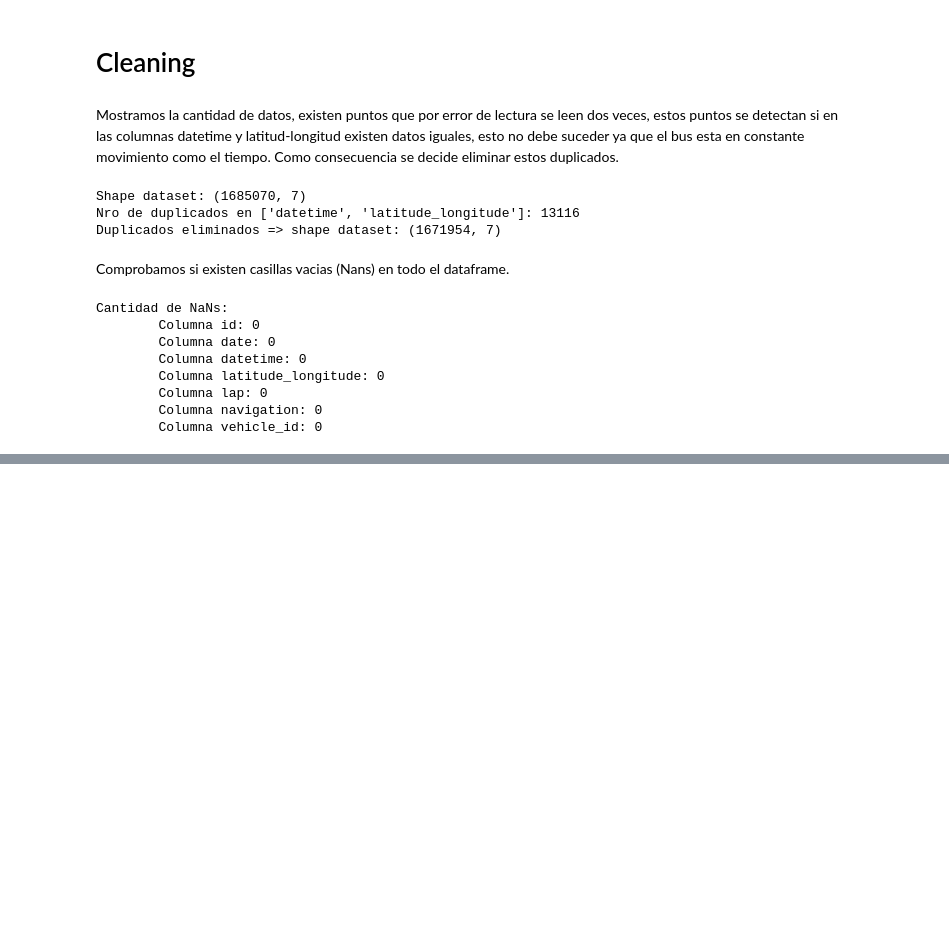
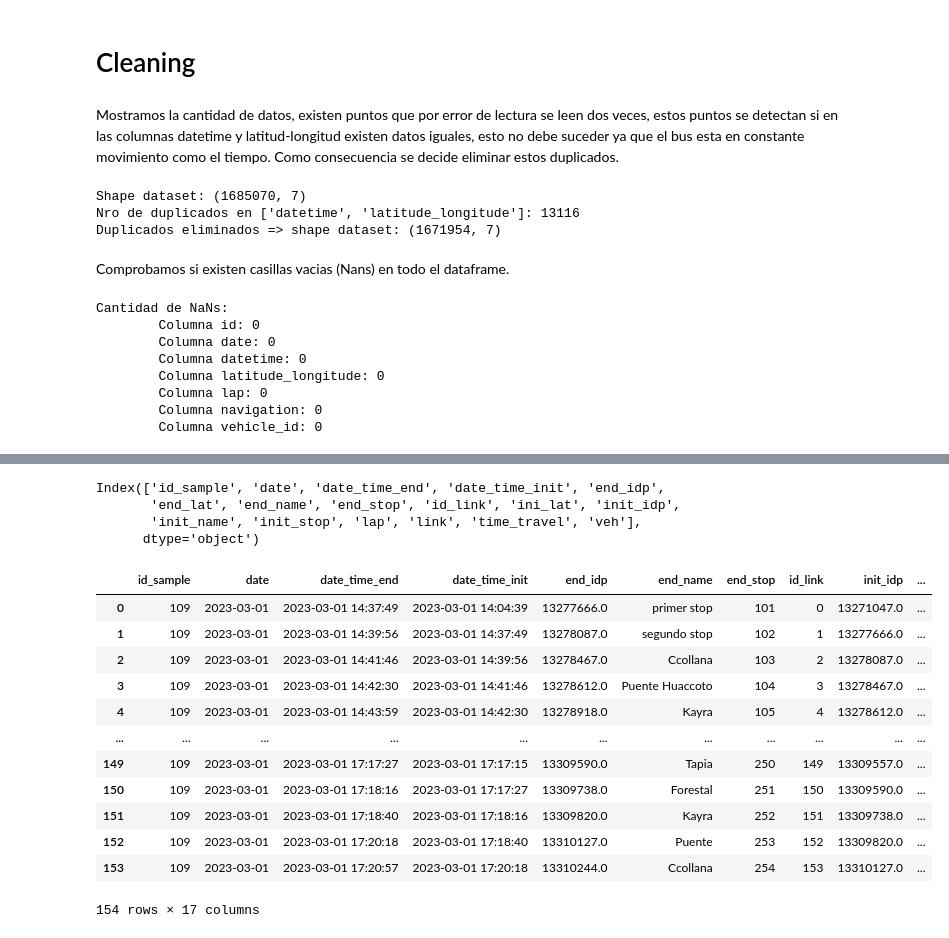
Before and after one commit to etson32/TravelTimePrediction-Cusco, a Jupyter notebook: code/1-generar_dataset.ipynb, the cells around one changed output, grey strips where cells are left out. Drawn from its saved outputs; the diff is of its cells as text; code cells hidden in the pictures; blank space fills up the shorter version.

```diff
--- a/code/1-generar_dataset.ipynb
+++ b/code/1-generar_dataset.ipynb
@@ -264,6 +266,7 @@ def searchStopsPoints(row, stops, r_nav=45, r_dtec=60):
     # preparar el output
     row['stop'] = str(stops.loc[stops['dis'].idxmin(), 'id']) if len(stops) != 0 else np.nan
     row['dis'] = float(stops.loc[stops['dis'].idxmin(), 'dis']) if len(stops) != 0 else 0
+    #row['long_lati'] = row['latitude_longitude']
     return row
 
 # FUNCION: CALCULA EL TIEMPO EN SEG DE UN PUNTO CON SU ANTERIOR
@@ -278,9 +281,14 @@ def time_travel(row, df):
         #row['time_travel'] =  time if time < 300 else np.nan
         row['time_travel'] =  time
         row['init_idp'], row['end_idp'] = df.loc[row['init_stop'], 'id'], df.loc[row['end_stop'], 'id']
+
+        row['ini_lat'] = df.loc[row['init_stop'], 'latitude_longitude']
+        row['end_lat'] = df.loc[row['end_stop'], 'latitude_longitude']
+
         row['veh'] = df.loc[row['init_stop'], 'vehicle_id']
         row['lap'] = df.loc[row['init_stop'], 'lap']
         row['date'] = df.loc[row['init_stop'], 'date']
+
 
     else:
         # print('else')
@@ -296,0 +309,6 @@ def time_travel(row, df):
+# %%
+# ordenar df por fechas
+monitoringdf['datetime'] = pd.to_datetime(monitoringdf['datetime'], format='%Y-%m-%d %H:%M:%S')
+monitoringdf = monitoringdf.sort_values(by='datetime')
+print("Type columna 'datetime' : ", monitoringdf['datetime'].dtype)
+monitoringdf.head()
@@ -296,0 +325,11 @@ def time_travel(row, df):
+# %%
+# preparar el dataset para iterar en todos los posibles samples
+monitoringdf_tmp = monitoringdf.copy()
+#monitoringdf_tmp = monitoringdf_tmp[(monitoringdf_tmp['date'] == '2023-03-01')] #| (monitoringdf_tmp['date'] == '2023-03-02')]
+
+# Crear columna sample para identificar los samples, utilizando la fecha vehiculo y lapso, todo ello encapsulado en un string
+monitoringdf_tmp['sample'] = monitoringdf.apply(lambda row: f"{row['date']} {row['vehicle_id']} {row['lap']}" , axis=1)
+
+# Contar la cantidad de secuencias posibles en base a los valores repetidos que existe en la columna sample
+n_posibles_samples = len(monitoringdf_tmp['sample'].unique())
+print('nro posibles samples:', n_posibles_samples)
@@ -296,0 +441,27 @@ def time_travel(row, df):
+# %%
+list_samplesdf[0].columns
+# %% [output]
+Index(['id_sample', 'date', 'date_time_end', 'date_time_init', 'end_idp',
+       'end_lat', 'end_name', 'end_stop', 'id_link', 'ini_lat', 'init_idp',
+       'init_name', 'init_stop', 'lap', 'link', 'time_travel', 'veh'],
+      dtype='object')
+# %%
+columnas_ord = ['id_sample', 'date', 'date_time_end', 'date_time_init', 'end_idp', 'end_name', 'end_stop', 'id_link', 'init_idp',
+       'init_name', 'init_stop', 'lap', 'link', 'time_travel', 'veh', 'ini_lat',
+       'end_lat']
+# %%
+list_samplesdf[109][columnas_ord]
+# %% [output]
+|  | id_sample | date | date_time_end | date_time_init | end_idp | end_name | end_stop | id_link | init_idp | ... |
+| 0 | 109 | 2023-03-01 | 2023-03-01 14:37:49 | 2023-03-01 14:04:39 | 13277666.0 | primer stop | 101 | 0 | 13271047.0 | ... |
+| 1 | 109 | 2023-03-01 | 2023-03-01 14:39:56 | 2023-03-01 14:37:49 | 13278087.0 | segundo stop | 102 | 1 | 13277666.0 | ... |
+| 2 | 109 | 2023-03-01 | 2023-03-01 14:41:46 | 2023-03-01 14:39:56 | 13278467.0 | Ccollana | 103 | 2 | 13278087.0 | ... |
+| 3 | 109 | 2023-03-01 | 2023-03-01 14:42:30 | 2023-03-01 14:41:46 | 13278612.0 | Puente Huaccoto | 104 | 3 | 13278467.0 | ... |
+| 4 | 109 | 2023-03-01 | 2023-03-01 14:43:59 | 2023-03-01 14:42:30 | 13278918.0 | Kayra | 105 | 4 | 13278612.0 | ... |
+| ... | ... | ... | ... | ... | ... | ... | ... | ... | ... | ... |
+| 149 | 109 | 2023-03-01 | 2023-03-01 17:17:27 | 2023-03-01 17:17:15 | 13309590.0 | Tapia | 250 | 149 | 13309557.0 | ... |
+| 150 | 109 | 2023-03-01 | 2023-03-01 17:18:16 | 2023-03-01 17:17:27 | 13309738.0 | Forestal | 251 | 150 | 13309590.0 | ... |
+| 151 | 109 | 2023-03-01 | 2023-03-01 17:18:40 | 2023-03-01 17:18:16 | 13309820.0 | Kayra | 252 | 151 | 13309738.0 | ... |
+| 152 | 109 | 2023-03-01 | 2023-03-01 17:20:18 | 2023-03-01 17:18:40 | 13310127.0 | Puente | 253 | 152 | 13309820.0 | ... |
+| 153 | 109 | 2023-03-01 | 2023-03-01 17:20:57 | 2023-03-01 17:20:18 | 13310244.0 | Ccollana | 254 | 153 | 13310127.0 | ... |
+154 rows × 17 columns
```
Also changed, not shown: parts of 9 cells of this notebook, 1 other file.
